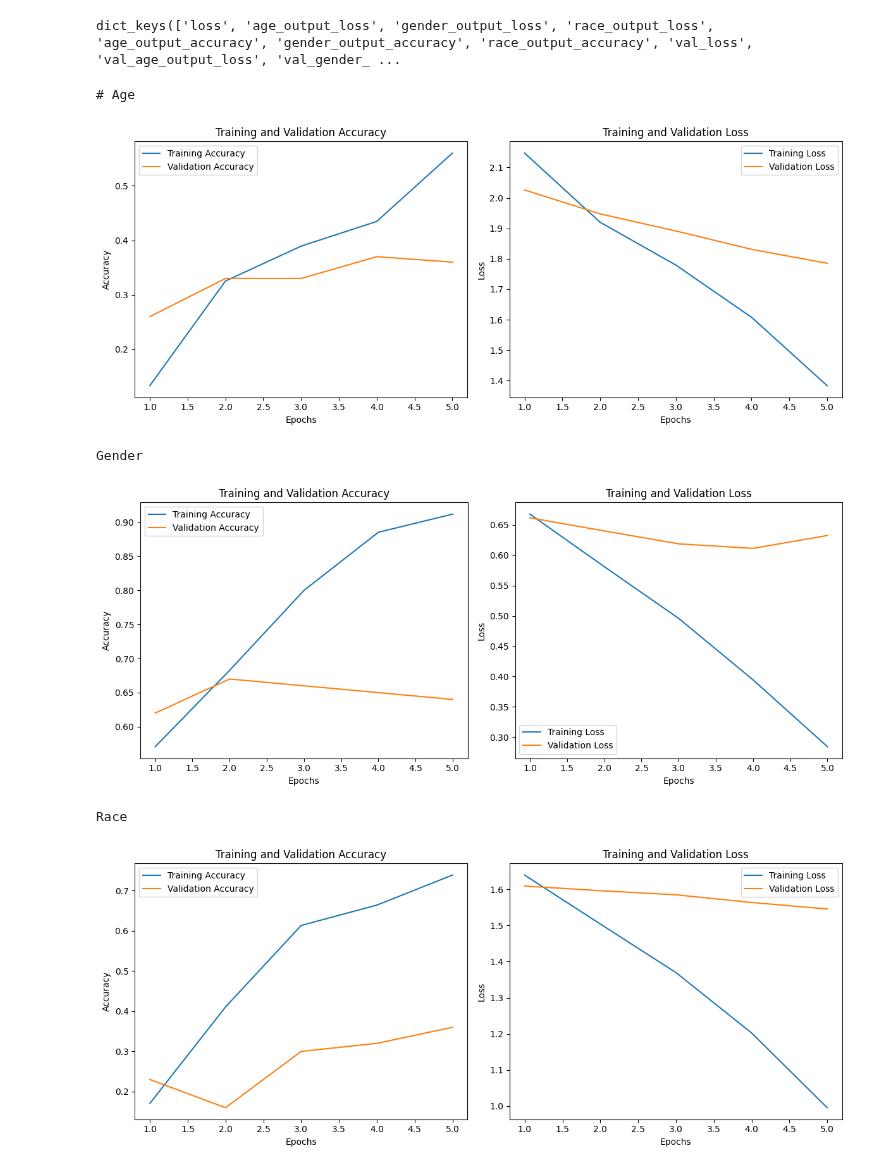
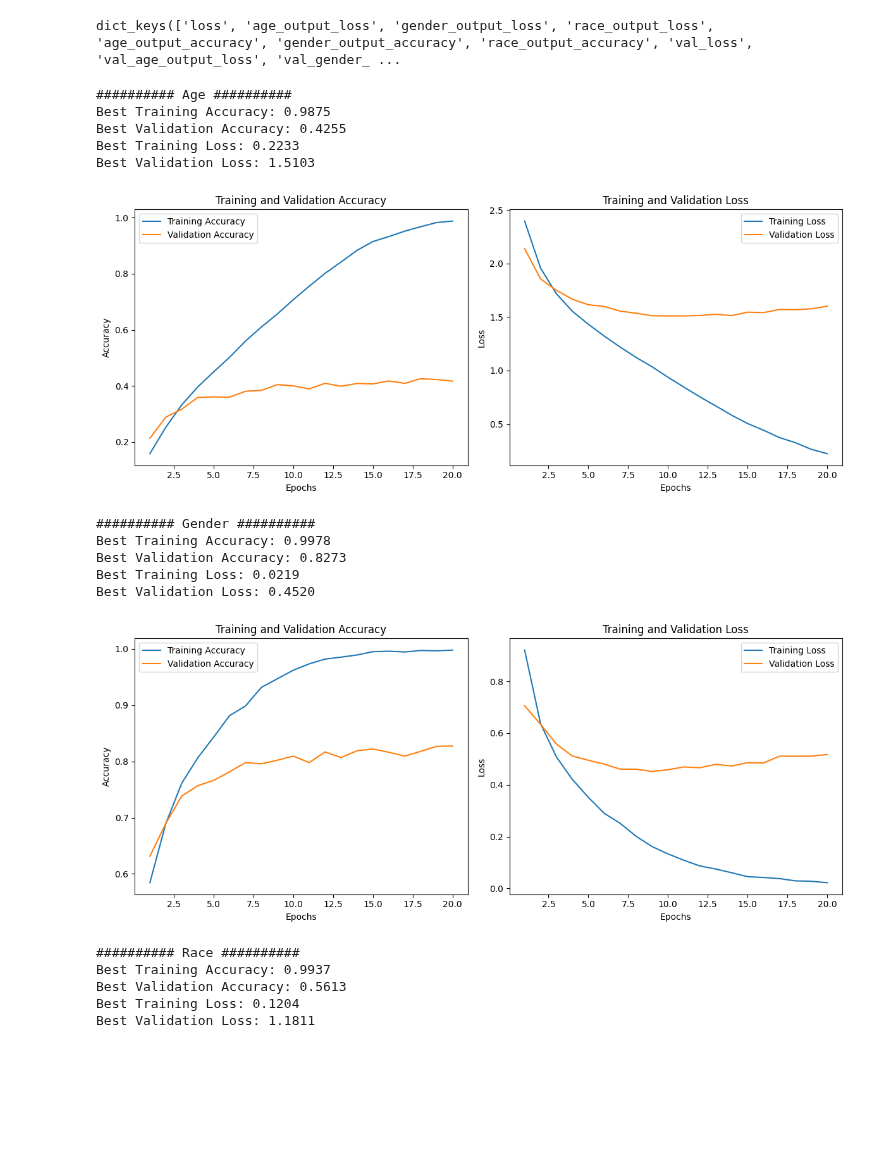
Before and after one commit to mortgad/DLVR, a Jupyter notebook: Baseline.ipynb, the cells around one changed output. Drawn from its saved outputs; the diff is of its cells as text; code cells hidden in the pictures; blank space fills up the shorter version.

```diff
--- a/Baseline.ipynb
+++ b/Baseline.ipynb
@@ -1051,0 +1069,9 @@ See the caveats in the documentation: https://pandas.pydata.org/pandas-docs/stab
+# %%
+# Find age group with lowest n
+lowest_n = df['age'].value_counts().sort_values(ascending=True).iloc[0]
+
+# Downsample
+df_down = df.groupby('age').apply(lambda x: x.sample(lowest_n)).reset_index(drop=True)
+
+# Display
+df_down.head()
@@ -3098,7 +2647,10 @@ evaluate_and_plot(resnet_history)
 
 3: Split data using split_data(images_preprocessed, ages, races, gender)
 # %%
-images, ages, races, genders = create_lists(df.sample(n=1000, random_state=42)) # For testing
+images, ages, races, genders = create_lists(df_down) # df.sample(n=1000, random_state=42) for testing
+num_classes_age = len(set(ages))
+num_classes_gender = len(set(genders))
+num_classes_ethnicity = len(set(races))
 from keras.applications.resnet_v2 import preprocess_input
 images_preprocessed = preprocess_input(images)
 X_train, X_val, X_test, y_train_age, y_val_age, y_test_age, y_train_races, y_val_races, y_test_races, y_train_gender, y_val_gender, y_test_gender = split_data(images_preprocessed, ages, races, genders)
@@ -3139,18 +2699,27 @@ inputs = keras.Input(input_shape)
 x = conv_base(inputs)
 x = layers.GlobalAveragePooling2D()(x)
 age = layers.Dense(512, activation='relu')(x)
+age = layers.BatchNormalization()(age)
 age = layers.Dense(256, activation='relu')(age)
+age = layers.BatchNormalization()(age)
 age = layers.Dense(128, activation='relu')(age)
+age = layers.BatchNormalization()(age)
 age = layers.Dense(64, activation='relu')(age)
 age = layers.Dense(num_classes_age, activation="softmax", name='age_output')(age)
 gender = layers.Dense(512, activation='relu')(x)
+gender = layers.BatchNormalization()(gender)
 gender = layers.Dense(256, activation='relu')(gender)
+gender = layers.BatchNormalization()(gender)
 gender = layers.Dense(128, activation='relu')(gender)
+gender = layers.BatchNormalization()(gender)
 gender = layers.Dense(64, activation='relu')(gender)
 gender = layers.Dense(num_classes_gender, activation="softmax", name='gender_output')(gender)
 race = layers.Dense(512, activation='relu')(x)
+race = layers.BatchNormalization()(race)
 race = layers.Dense(256, activation='relu')(race)
+race = layers.BatchNormalization()(race)
 race = layers.Dense(128, activation='relu')(race)
+race = layers.BatchNormalization()(race)
 race = layers.Dense(64, activation='relu')(race)
 race = layers.Dense(num_classes_ethnicity, activation="softmax", name='race_output')(race)
 multitask_model = keras.Model(inputs=inputs, outputs=[age, gender, race])
@@ -3198,7 +2780,7 @@ multitask_checkpoint = ModelCheckpoint(file_path + model_name,
 multitask_history = multitask_model.fit(
     X_train,
     [y_train_age, y_train_gender, y_train_races],
-    epochs=5,
+    epochs=20,
     batch_size=32,
     validation_data=(X_val, [y_val_age, y_val_gender, y_val_races]),
     callbacks=[multitask_checkpoint]
@@ -3223,21 +2808,28 @@ WARNING:tensorflow:Can save best model only with val_accuracy available, skippin
 multitask_history.history.keys()
 # %% [output]
 dict_keys(['loss', 'age_output_loss', 'gender_output_loss', 'race_output_loss', 'age_output_accuracy', 'gender_output_accuracy', 'race_output_accuracy', 'val_loss', 'val_age_output_loss', 'val_gender_ ...
-# %%
-age_keys = ['age_output_accuracy', 'val_age_output_accuracy', 'age_output_loss', 'val_age_output_loss']
-gender_keys = ['gender_output_accuracy', 'val_gender_output_accuracy', 'gender_output_loss', 'val_gender_output_loss']
-race_keys = ['race_output_accuracy', 'val_race_output_accuracy', 'race_output_loss', 'val_race_output_loss']
-
-print("Age")
-evaluate_and_plot(multitask_history, age_keys[0], age_keys[1], age_keys[2], age_keys[3])
-print("Gender")
-evaluate_and_plot(multitask_history, gender_keys[0], gender_keys[1], gender_keys[2], gender_keys[3])
-print("Race")
-evaluate_and_plot(multitask_history, race_keys[0], race_keys[1], race_keys[2], race_keys[3])
-# %% [output]
-# Age
-[figure, removed]
-Gender
-[figure, removed]
-Race
-[figure, removed]
+# %%
+print("########## Age ##########")
+evaluate_and_plot(multitask_history, 'age_output_accuracy', 'val_age_output_accuracy', 'age_output_loss', 'val_age_output_loss')
+print("\n########## Gender ##########")
+evaluate_and_plot(multitask_history, 'gender_output_accuracy', 'val_gender_output_accuracy', 'gender_output_loss', 'val_gender_output_loss')
+print("\n########## Race ##########")
+evaluate_and_plot(multitask_history, 'race_output_accuracy', 'val_race_output_accuracy', 'race_output_loss', 'val_race_output_loss')
+# %% [output]
+########## Age ##########
+Best Training Accuracy: 0.9875
+Best Validation Accuracy: 0.4255
+Best Training Loss: 0.2233
+Best Validation Loss: 1.5103
+[figure, added]
+########## Gender ##########
+Best Training Accuracy: 0.9978
+Best Validation Accuracy: 0.8273
+Best Training Loss: 0.0219
+Best Validation Loss: 0.4520
+[figure, added]
+########## Race ##########
+Best Training Accuracy: 0.9937
+Best Validation Accuracy: 0.5613
+Best Training Loss: 0.1204
+Best Validation Loss: 1.1811
```
Also changed, not shown: parts of 94 cells of this notebook.
